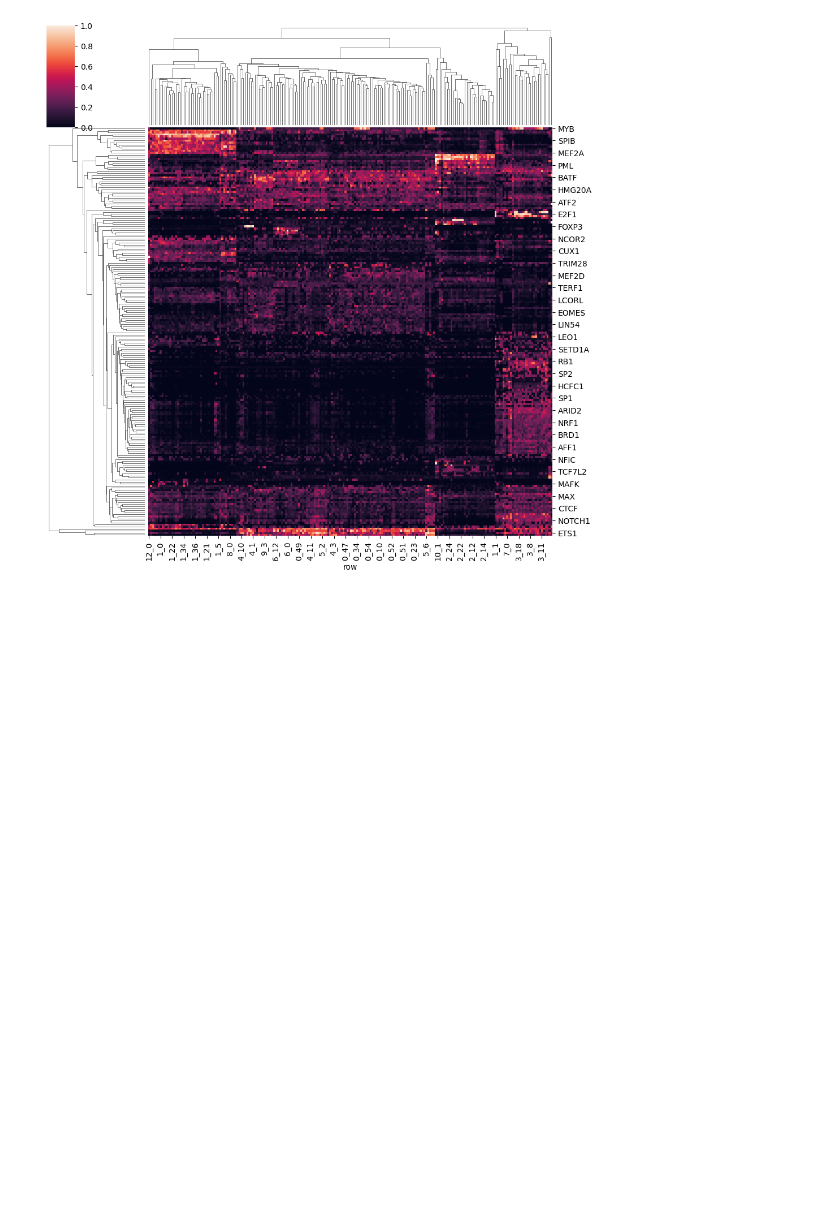
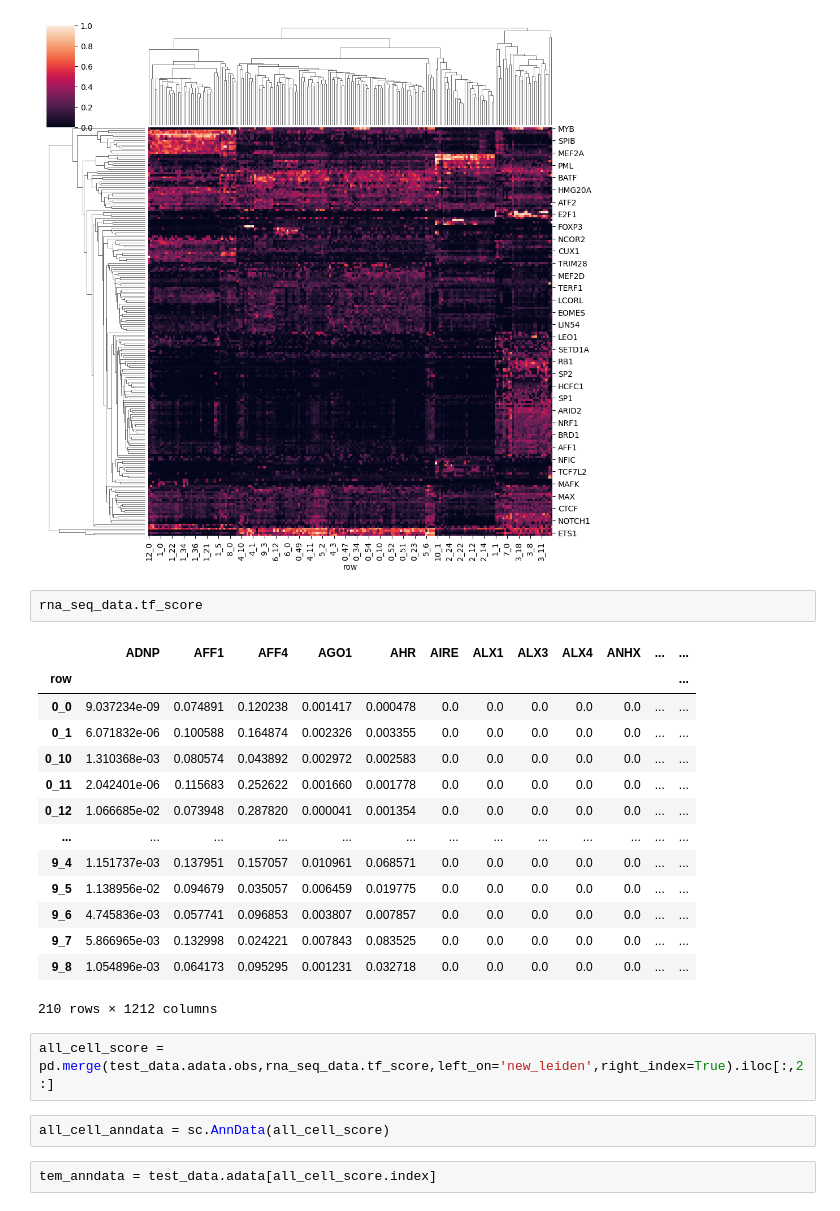
Before and after one commit to xuyunfan9991/SCRIPro, a Jupyter notebook: examples/only_rna_workflow.ipynb, the cells around one changed output. Saved outputs shown, nothing was run; the diff lists cells and outputs as text; blank space fills up the shorter version.

```diff
--- a/examples/only_rna_workflow.ipynb
+++ b/examples/only_rna_workflow.ipynb
@@ -51,3 +51,26 @@ sns.clustermap(rna_seq_data.tf_score.loc[:,rna_seq_data.tf_score.std().sort_valu
 # %% [output]
 <seaborn.matrix.ClusterGrid at 0x...>
 [figure]
+# %%
+rna_seq_data.tf_score
+# %% [output]
+|  | ADNP | AFF1 | AFF4 | AGO1 | AHR | AIRE | ALX1 | ALX3 | ALX4 | ANHX | ... | ... |
+| row |  |  |  |  |  |  |  |  |  |  |  | ... |
+| 0_0 | 9.037234e-09 | 0.074891 | 0.120238 | 0.001417 | 0.000478 | 0.0 | 0.0 | 0.0 | 0.0 | 0.0 | ... | ... |
+| 0_1 | 6.071832e-06 | 0.100588 | 0.164874 | 0.002326 | 0.003355 | 0.0 | 0.0 | 0.0 | 0.0 | 0.0 | ... | ... |
+| 0_10 | 1.310368e-03 | 0.080574 | 0.043892 | 0.002972 | 0.002583 | 0.0 | 0.0 | 0.0 | 0.0 | 0.0 | ... | ... |
+| 0_11 | 2.042401e-06 | 0.115683 | 0.252622 | 0.001660 | 0.001778 | 0.0 | 0.0 | 0.0 | 0.0 | 0.0 | ... | ... |
+| 0_12 | 1.066685e-02 | 0.073948 | 0.287820 | 0.000041 | 0.001354 | 0.0 | 0.0 | 0.0 | 0.0 | 0.0 | ... | ... |
+| ... | ... | ... | ... | ... | ... | ... | ... | ... | ... | ... | ... | ... |
+| 9_4 | 1.151737e-03 | 0.137951 | 0.157057 | 0.010961 | 0.068571 | 0.0 | 0.0 | 0.0 | 0.0 | 0.0 | ... | ... |
+| 9_5 | 1.138956e-02 | 0.094679 | 0.035057 | 0.006459 | 0.019775 | 0.0 | 0.0 | 0.0 | 0.0 | 0.0 | ... | ... |
+| 9_6 | 4.745836e-03 | 0.057741 | 0.096853 | 0.003807 | 0.007857 | 0.0 | 0.0 | 0.0 | 0.0 | 0.0 | ... | ... |
+| 9_7 | 5.866965e-03 | 0.132998 | 0.024221 | 0.007843 | 0.083525 | 0.0 | 0.0 | 0.0 | 0.0 | 0.0 | ... | ... |
+| 9_8 | 1.054896e-03 | 0.064173 | 0.095295 | 0.001231 | 0.032718 | 0.0 | 0.0 | 0.0 | 0.0 | 0.0 | ... | ... |
+210 rows × 1212 columns
+# %%
+all_cell_score = pd.merge(test_data.adata.obs,rna_seq_data.tf_score,left_on='new_leiden',right_index=True).iloc[:,2:]
+# %%
+all_cell_anndata = sc.AnnData(all_cell_score)
+# %%
+tem_anndata = test_data.adata[all_cell_score.index]
```
Also changed, not shown: parts of 3 cells of this notebook.
